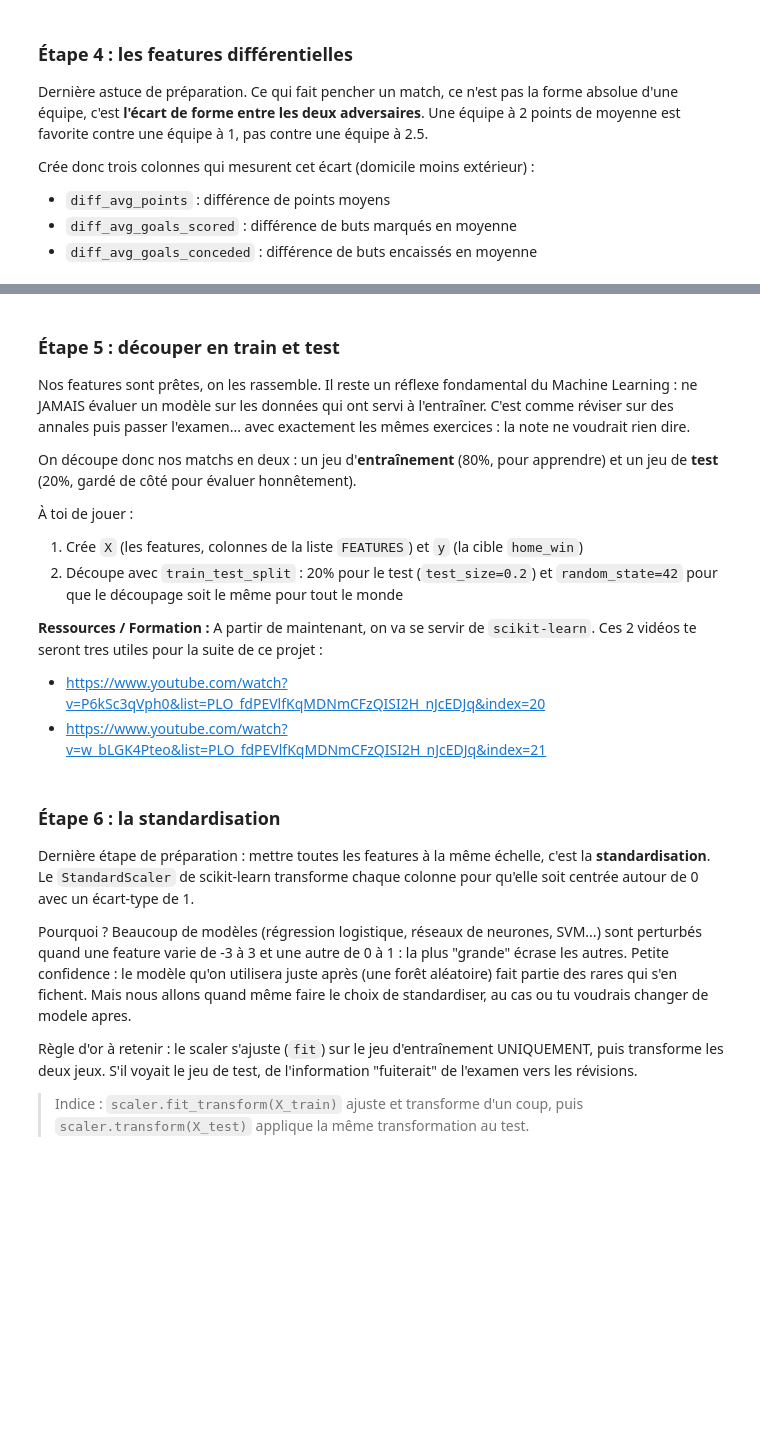
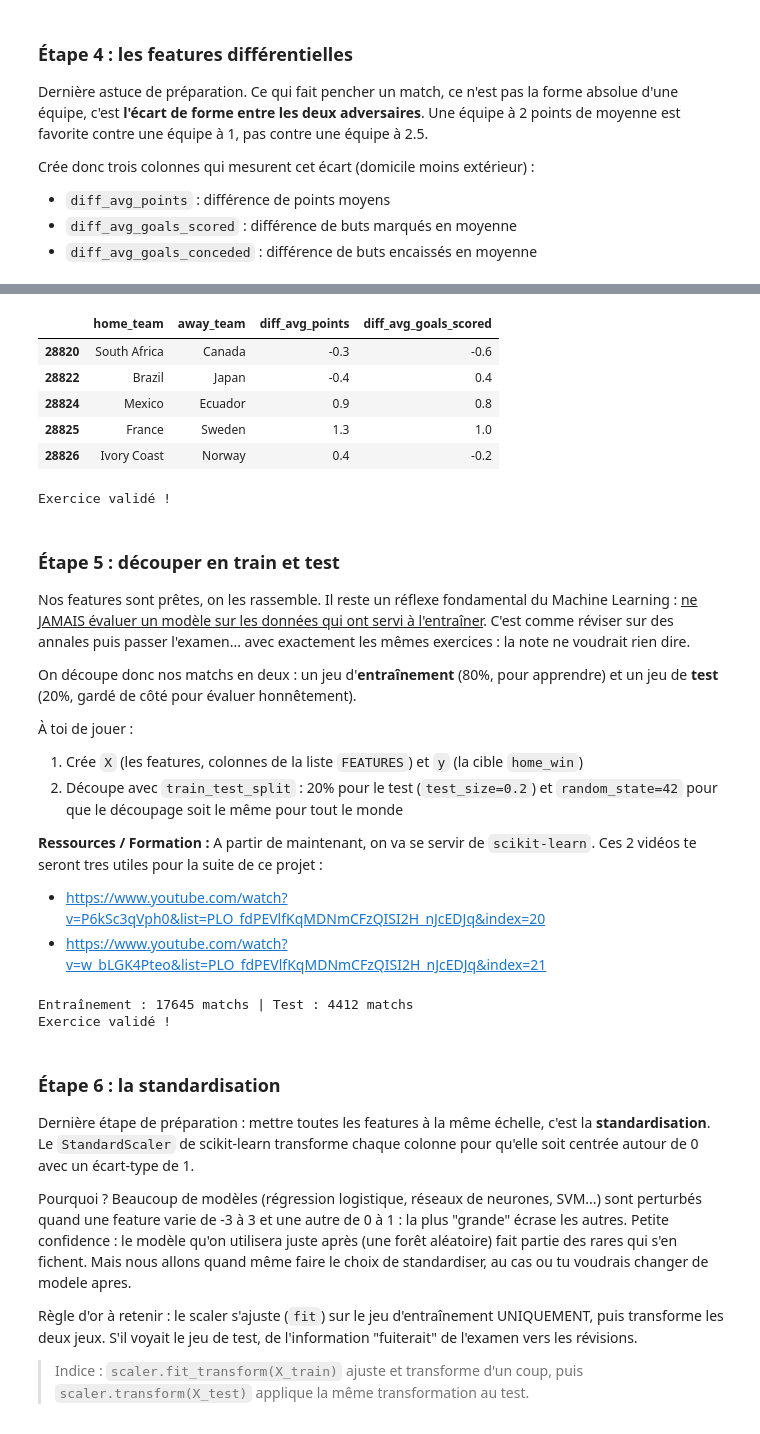
Before and after one commit to JDVegas/AI-Practical_ML-PRO, a Jupyter notebook: Cahier-Vacances-2026-main/Projet_02/projet_02.ipynb, the cells around one changed output, grey strips where cells are left out. Saved outputs shown, nothing was run; the diff lists cells and outputs as text; code cells hidden in the pictures; blank space fills up the shorter version.

```diff
--- a/Cahier-Vacances-2026-main/Projet_02/projet_02.ipynb
+++ b/Cahier-Vacances-2026-main/Projet_02/projet_02.ipynb
@@ -384,19 +445,32 @@ Crée donc trois colonnes qui mesurent cet écart (domicile moins extérieur) :
 # %%
 ### START CODE HERE ###
+
+# Create column that measure the "shape/performance" of each teams
+data["diff_avg_points"] = data['home_avg_points'] - data['away_avg_points']
+data["diff_avg_goals_scored"] = data['home_avg_goals_scored']-data['away_avg_goals_scored']
+data["diff_avg_goals_conceded"] = data['home_avg_goals_conceded'] - data['away_avg_goals_conceded']
 
 ### END CODE HERE ###
 
 display(data[["home_team", "away_team", "diff_avg_points", "diff_avg_goals_scored"]].tail())
 
 assert data["diff_avg_points"].between(-3, 3).all(), "diff_avg_points doit rester entre -3 et 3"
 example = data.iloc[0]
 assert abs(example["diff_avg_points"] - (example["home_avg_points"] - example["away_avg_points"])) < 1e-9, \
     "diff_avg_points doit valoir home_avg_points - away_avg_points"
 print("Exercice validé !")
+# %% [output]
+|  | home_team | away_team | diff_avg_points | diff_avg_goals_scored |
+| 28820 | South Africa | Canada | -0.3 | -0.6 |
+| 28822 | Brazil | Japan | -0.4 | 0.4 |
+| 28824 | Mexico | Ecuador | 0.9 | 0.8 |
+| 28825 | France | Sweden | 1.3 | 1.0 |
+| 28826 | Ivory Coast | Norway | 0.4 | -0.2 |
+Exercice validé !
 # %% [markdown]
 ### Étape 5 : découper en train et test
 
-Nos features sont prêtes, on les rassemble. Il reste un réflexe fondamental du Machine Learning : ne JAMAIS évaluer un modèle sur les données qui ont servi à l'entraîner. C'est comme réviser sur des annales puis passer l'examen... avec exactement les mêmes exercices : la note ne voudrait rien dire.
+Nos features sont prêtes, on les rassemble. Il reste un réflexe fondamental du Machine Learning : <u>ne JAMAIS évaluer un modèle sur les données qui ont servi à l'entraîner</u>. C'est comme réviser sur des annales puis passer l'examen... avec exactement les mêmes exercices : la note ne voudrait rien dire.
 
 On découpe donc nos matchs en deux : un jeu d'**entraînement** (80%, pour apprendre) et un jeu de **test** (20%, gardé de côté pour évaluer honnêtement).
 
@@ -420,6 +494,13 @@ FEATURES = [
 
 ### START CODE HERE ###
 
+# Define Features and Target data
+X = data[FEATURES]
+y = data ['home_win']
+
+# Split the data into Training and Testing sets
+X_train, X_test, Y_train, Y_test = train_test_split(X, y, test_size=0.2, random_state=42)
+
 ### END CODE HERE ###
 
 print(f"Entraînement : {len(X_train)} matchs | Test : {len(X_test)} matchs")
@@ -428,6 +509,9 @@ assert list(X.columns) == FEATURES, "X doit contenir exactement les colonnes de
 assert len(X_train) + len(X_test) == len(data), "Le découpage doit couvrir toutes les lignes"
 assert abs(len(X_test) / len(data) - 0.2) < 0.01, "Le jeu de test doit représenter 20% des données"
 print("Exercice validé !")
+# %% [output]
+Entraînement : 17645 matchs | Test : 4412 matchs
+Exercice validé !
 # %% [markdown]
 ### Étape 6 : la standardisation
 
```
Also changed, not shown: parts of 6 cells of this notebook.
